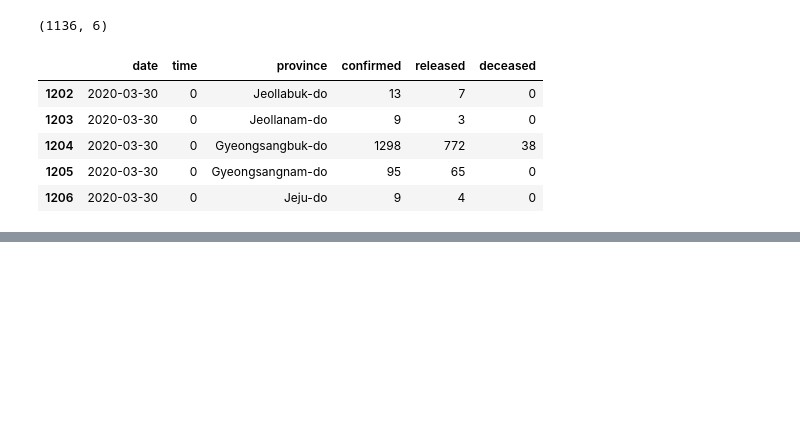
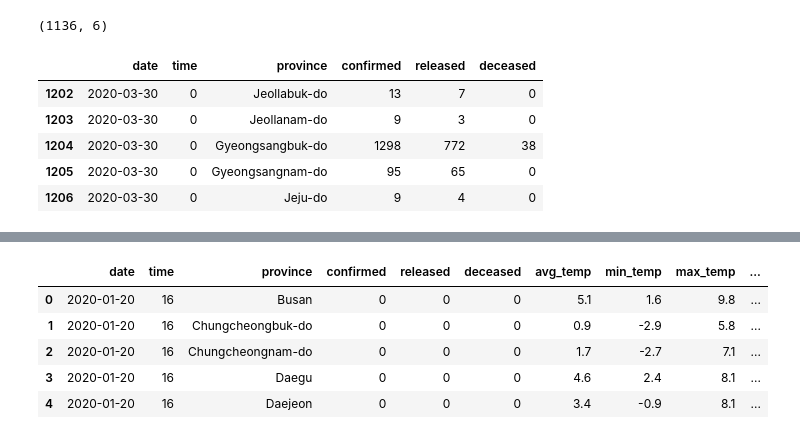
Before and after one commit to young-hun-jo/KaggleStruggle, a Jupyter notebook: covid_19/Dacon_covid19_2week.ipynb, the cells around one changed output, grey strips where cells are left out. Cells and saved outputs as stored; diff of their text form; code cells hidden in the pictures; blank space fills up the shorter version.

```diff
--- a/covid_19/Dacon_covid19_2week.ipynb
+++ b/covid_19/Dacon_covid19_2week.ipynb
@@ -599,0 +683,11 @@ timeweather_df.tail()
+# %%
+# 중복되는 칼럼 없애고 unique 하게 만들기!
+timeweather = timeweather.loc[:,~timeweather.columns.duplicated()]
+timeweather.head()
+# %% [output]
+|  | date | time | province | confirmed | released | deceased | avg_temp | min_temp | max_temp | ... |
+| 0 | 2020-01-20 | 16 | Busan | 0 | 0 | 0 | 5.1 | 1.6 | 9.8 | ... |
+| 1 | 2020-01-20 | 16 | Chungcheongbuk-do | 0 | 0 | 0 | 0.9 | -2.9 | 5.8 | ... |
+| 2 | 2020-01-20 | 16 | Chungcheongnam-do | 0 | 0 | 0 | 1.7 | -2.7 | 7.1 | ... |
+| 3 | 2020-01-20 | 16 | Daegu | 0 | 0 | 0 | 4.6 | 2.4 | 8.1 | ... |
+| 4 | 2020-01-20 | 16 | Daejeon | 0 | 0 | 0 | 3.4 | -0.9 | 8.1 | ... |
```
Also changed, not shown: parts of 26 cells of this notebook.
